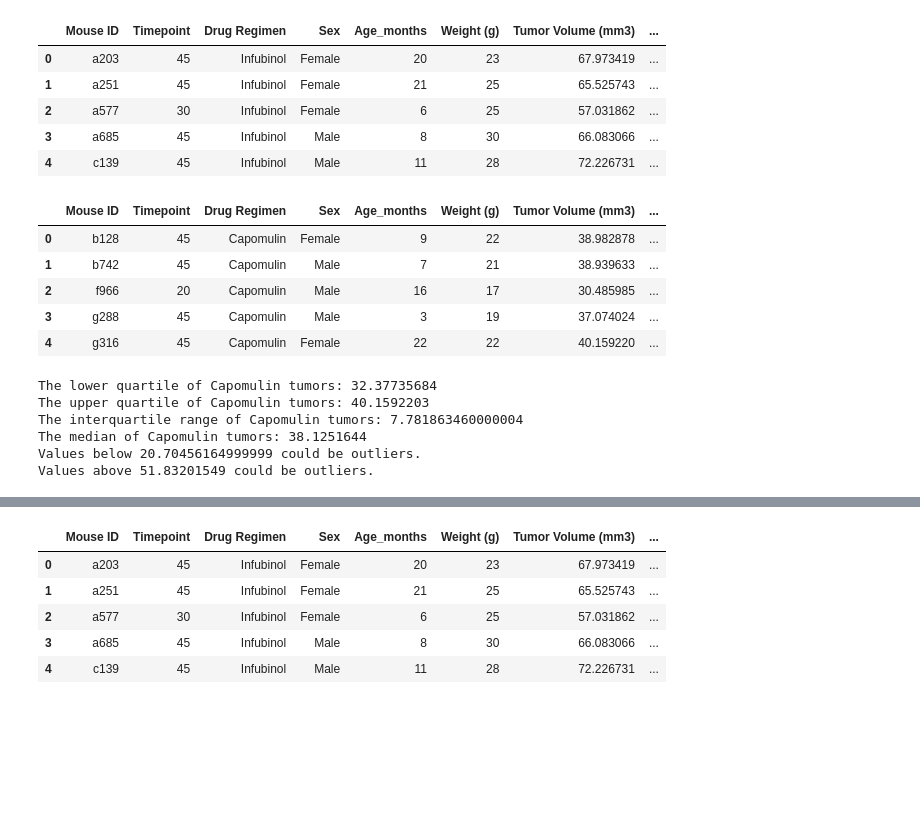
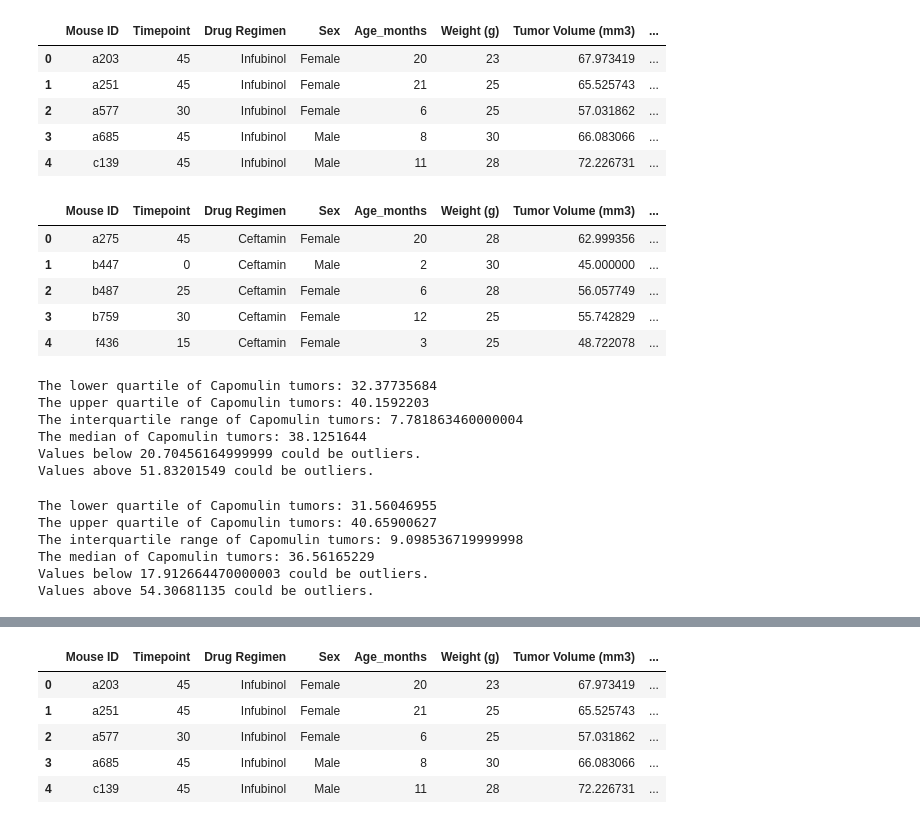
Before and after one commit to fmaramba7/mathplotilbhw, a Jupyter notebook: Pymaceuticals/pymaceuticals_starter.ipynb, the cells around one changed output, grey strips where cells are left out. Cells and saved outputs as stored; diff of their text form; code cells hidden in the pictures; blank space fills up the shorter version.

```diff
--- a/Pymaceuticals/pymaceuticals_starter.ipynb
+++ b/Pymaceuticals/pymaceuticals_starter.ipynb
@@ -268,34 +269,53 @@ Infubinol_merge.head()
 # %%
 # Calculate the final tumor volume of each mouse across four of the treatment regimens:
 # Capomulin, Ramicane, Infubinol, and Ceftamin
 
 drug_data_list = ['Capomulin', 'Ramicane', 'Infubinol', 'Ceftamin']
 
 
 # Calculate the final tumor volume of each mouse across four of the treatment regimens:
 # Capomulin, Ramicane, Infubinol, and Ceftamin
 
 Capomulin_df = clean_df.loc[clean_df["Drug Regimen"] == "Capomulin",:]
 Ramicane_df = clean_df.loc[clean_df["Drug Regimen"] == "Ramicane", :]
 Infubinol_df = clean_df.loc[clean_df["Drug Regimen"] == "Infubinol", :]
 Ceftamin_df = clean_df.loc[clean_df["Drug Regimen"] == "Ceftamin", :]
 
 # Start by getting the last (greatest) timepoint for each mouse
 
 Capomulin_last = Capomulin_df.groupby('Mouse ID').max()['Timepoint']
 Capomulin_vol = pd.DataFrame(Capomulin_last)
 
+Ramicane_last = Ramicane_df.groupby('Mouse ID').max()['Timepoint']
+Ramicane_vol = pd.DataFrame(Ramicane_last)
+
+Infubinol_last = Infubinol_df.groupby('Mouse ID').max()['Timepoint']
+Infubinol_vol = pd.DataFrame(Infubinol_last)
+
+Ceftamin_last = Ceftamin_df.groupby('Mouse ID').max()['Timepoint']
+Ceftamin_vol = pd.DataFrame(Ceftamin_last)
+
+
 # Merge this group df with the original dataframe to get the tumor volume at the last timepoint
 
 Capomulin_merge = pd.merge(Capomulin_vol, clean_df, on=("Mouse ID","Timepoint"),how="left")
 Capomulin_merge.head()
+
+Ramicane_merge = pd.merge(Ramicane_vol, clean_df, on=("Mouse ID","Timepoint"),how="left")
+Ramicane_merge.head()
+
+Infubinol_merge = pd.merge(Infubinol_vol, clean_df, on=("Mouse ID","Timepoint"),how="left")
+Infubinol_merge.head()
+
+Ceftamin_merge = pd.merge(Ceftamin_vol, clean_df, on=("Mouse ID","Timepoint"),how="left")
+Ceftamin_merge.head()
 # %% [output]
 |  | Mouse ID | Timepoint | Drug Regimen | Sex | Age_months | Weight (g) | Tumor Volume (mm3) | ... |
-| 0 | b128 | 45 | Capomulin | Female | 9 | 22 | 38.982878 | ... |
-| 1 | b742 | 45 | Capomulin | Male | 7 | 21 | 38.939633 | ... |
-| 2 | f966 | 20 | Capomulin | Male | 16 | 17 | 30.485985 | ... |
-| 3 | g288 | 45 | Capomulin | Male | 3 | 19 | 37.074024 | ... |
-| 4 | g316 | 45 | Capomulin | Female | 22 | 22 | 40.159220 | ... |
+| 0 | a275 | 45 | Ceftamin | Female | 20 | 28 | 62.999356 | ... |
+| 1 | b447 | 0 | Ceftamin | Male | 2 | 30 | 45.000000 | ... |
+| 2 | b487 | 25 | Ceftamin | Female | 6 | 28 | 56.057749 | ... |
+| 3 | b759 | 30 | Ceftamin | Female | 12 | 25 | 55.742829 | ... |
+| 4 | f436 | 15 | Ceftamin | Female | 3 | 25 | 48.722078 | ... |
 # %%
 Capomulin_tumors = Capomulin_merge["Tumor Volume (mm3)"]
 # %%
@@ -324,3 +344,29 @@ The interquartile range of Capomulin tumors: 7.781863460000004
 The median of Capomulin tumors: 38.1251644
 Values below 20.70456164999999 could be outliers.
 Values above 51.83201549 could be outliers.
+# %%
+Ramicane_tumors = Ramicane_merge["Tumor Volume (mm3)"]
+
+quartiles =Ramicane_tumors.quantile([.25,.5,.75])
+lowerq = quartiles[0.25]
+upperq = quartiles[0.75]
+iqr = upperq-lowerq
+
+
+print(f"The lower quartile of Capomulin tumors: {lowerq}")
+print(f"The upper quartile of Capomulin tumors: {upperq}")
+print(f"The interquartile range of Capomulin tumors: {iqr}")
+print(f"The median of Capomulin tumors: {quartiles[0.5]} ")
+
+lower_bound = lowerq - (1.5*iqr)
+upper_bound = upperq + (1.5*iqr)
+
+print(f"Values below {lower_bound} could be outliers.")
+print(f"Values above {upper_bound} could be outliers.")
+# %% [output]
+The lower quartile of Capomulin tumors: 31.56046955
+The upper quartile of Capomulin tumors: 40.65900627
+The interquartile range of Capomulin tumors: 9.098536719999998
+The median of Capomulin tumors: 36.56165229
+Values below 17.912664470000003 could be outliers.
+Values above 54.30681135 could be outliers.
```
Also changed, not shown: parts of 6 cells of this notebook.
